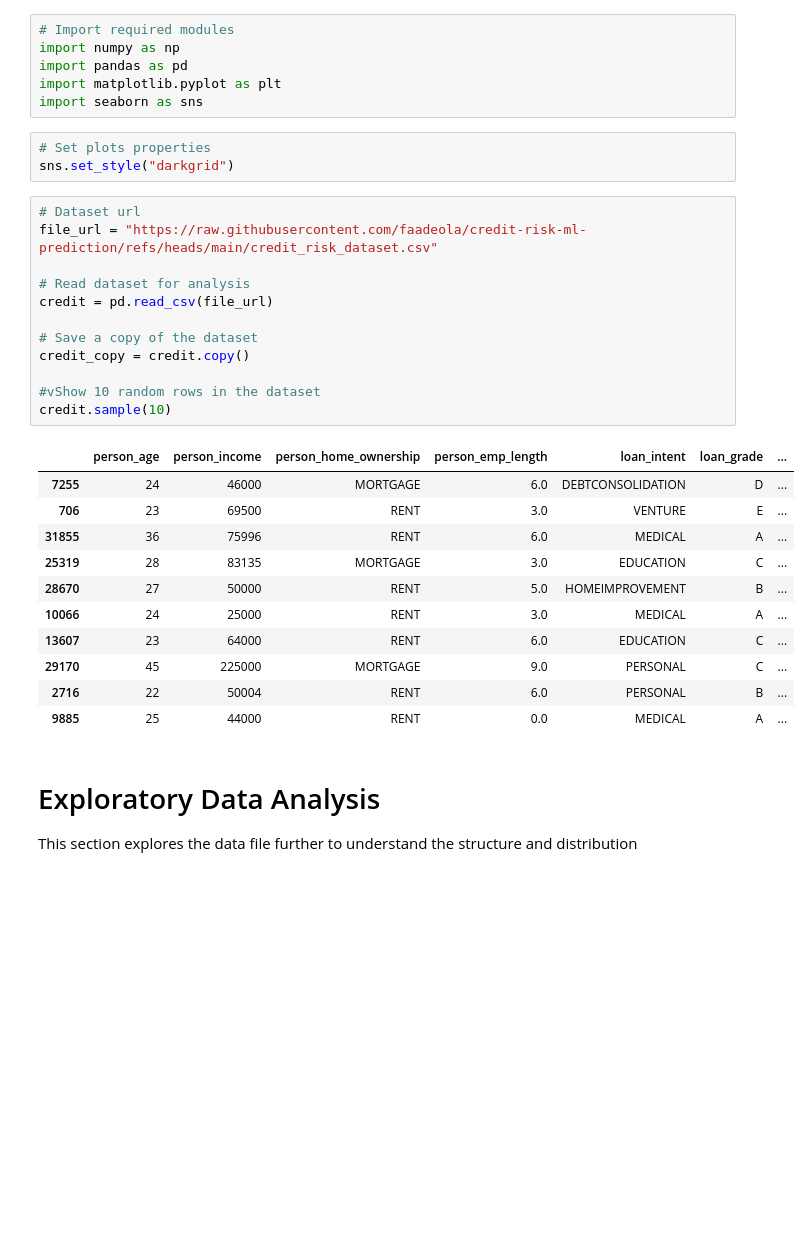
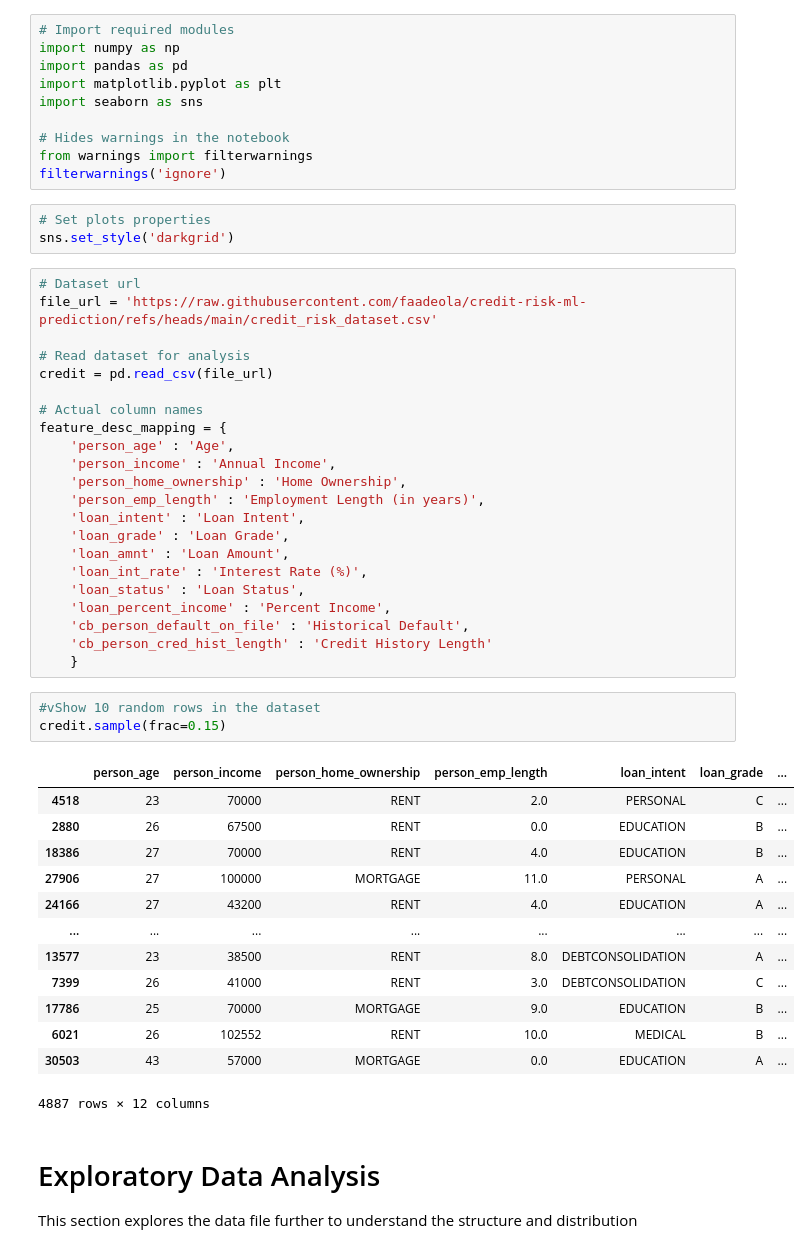
Before and after one commit to faadeola/credit-risk-ml-classification, a Jupyter notebook: credit_class_ml_performace.ipynb, the cells around one changed output. Saved outputs shown, nothing was run; the diff lists cells and outputs as text; blank space fills up the shorter version.

```diff
--- a/credit_class_ml_performace.ipynb
+++ b/credit_class_ml_performace.ipynb
@@ -4,33 +4,52 @@ import numpy as np
 import pandas as pd
 import matplotlib.pyplot as plt
 import seaborn as sns
+
+# Hides warnings in the notebook
+from warnings import filterwarnings
+filterwarnings('ignore')
 # %%
 # Set plots properties
-sns.set_style("darkgrid")
+sns.set_style('darkgrid')
 # %%
 # Dataset url
-file_url = "https://raw.githubusercontent.com/faadeola/credit-risk-ml-prediction/refs/heads/main/credit_risk_dataset.csv"
+file_url = 'https://raw.githubusercontent.com/faadeola/credit-risk-ml-prediction/refs/heads/main/credit_risk_dataset.csv'
 
 # Read dataset for analysis
 credit = pd.read_csv(file_url)
 
-# Save a copy of the dataset
-credit_copy = credit.copy()
-
-#vShow 10 random rows in the dataset
-credit.sample(10)
+# Actual column names
+feature_desc_mapping = {
+    'person_age' : 'Age',
+    'person_income' : 'Annual Income',
+    'person_home_ownership' : 'Home Ownership',
+    'person_emp_length' : 'Employment Length (in years)',
+    'loan_intent' : 'Loan Intent',
+    'loan_grade' : 'Loan Grade',
+    'loan_amnt' : 'Loan Amount',
+    'loan_int_rate' : 'Interest Rate (%)',
+    'loan_status' : 'Loan Status',
+    'loan_percent_income' : 'Percent Income',
+    'cb_person_default_on_file' : 'Historical Default',
+    'cb_person_cred_hist_length' : 'Credit History Length'
+    }
-# %% [output]
-|  | person_age | person_income | person_home_ownership | person_emp_length | loan_intent | loan_grade | ... |
-| 7255 | 24 | 46000 | MORTGAGE | 6.0 | DEBTCONSOLIDATION | D | ... |
-| 706 | 23 | 69500 | RENT | 3.0 | VENTURE | E | ... |
-| 31855 | 36 | 75996 | RENT | 6.0 | MEDICAL | A | ... |
-| 25319 | 28 | 83135 | MORTGAGE | 3.0 | EDUCATION | C | ... |
-| 28670 | 27 | 50000 | RENT | 5.0 | HOMEIMPROVEMENT | B | ... |
-| 10066 | 24 | 25000 | RENT | 3.0 | MEDICAL | A | ... |
-| 13607 | 23 | 64000 | RENT | 6.0 | EDUCATION | C | ... |
-| 29170 | 45 | 225000 | MORTGAGE | 9.0 | PERSONAL | C | ... |
-| 2716 | 22 | 50004 | RENT | 6.0 | PERSONAL | B | ... |
-| 9885 | 25 | 44000 | RENT | 0.0 | MEDICAL | A | ... |
+# %%
+#vShow 10 random rows in the dataset
+credit.sample(frac=0.15)
+# %% [output]
+|  | person_age | person_income | person_home_ownership | person_emp_length | loan_intent | loan_grade | ... |
+| 4518 | 23 | 70000 | RENT | 2.0 | PERSONAL | C | ... |
+| 2880 | 26 | 67500 | RENT | 0.0 | EDUCATION | B | ... |
+| 18386 | 27 | 70000 | RENT | 4.0 | EDUCATION | B | ... |
+| 27906 | 27 | 100000 | MORTGAGE | 11.0 | PERSONAL | A | ... |
+| 24166 | 27 | 43200 | RENT | 4.0 | EDUCATION | A | ... |
+| ... | ... | ... | ... | ... | ... | ... | ... |
+| 13577 | 23 | 38500 | RENT | 8.0 | DEBTCONSOLIDATION | A | ... |
+| 7399 | 26 | 41000 | RENT | 3.0 | DEBTCONSOLIDATION | C | ... |
+| 17786 | 25 | 70000 | MORTGAGE | 9.0 | EDUCATION | B | ... |
+| 6021 | 26 | 102552 | RENT | 10.0 | MEDICAL | B | ... |
+| 30503 | 43 | 57000 | MORTGAGE | 0.0 | EDUCATION | A | ... |
+4887 rows × 12 columns
 # %% [markdown]
 # Exploratory Data Analysis
 This section explores the data file further to understand the structure and distribution
```
Also changed, not shown: parts of 19 cells of this notebook.
